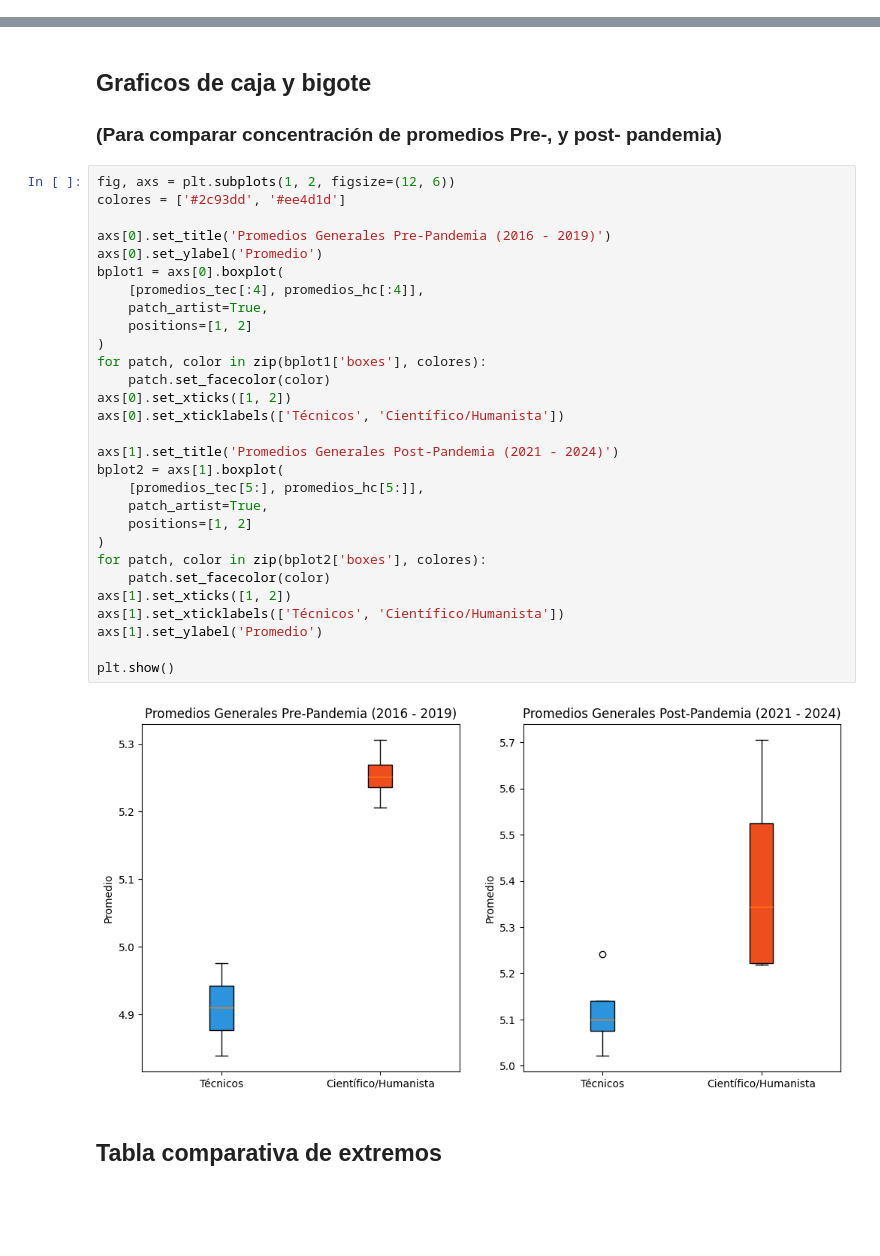
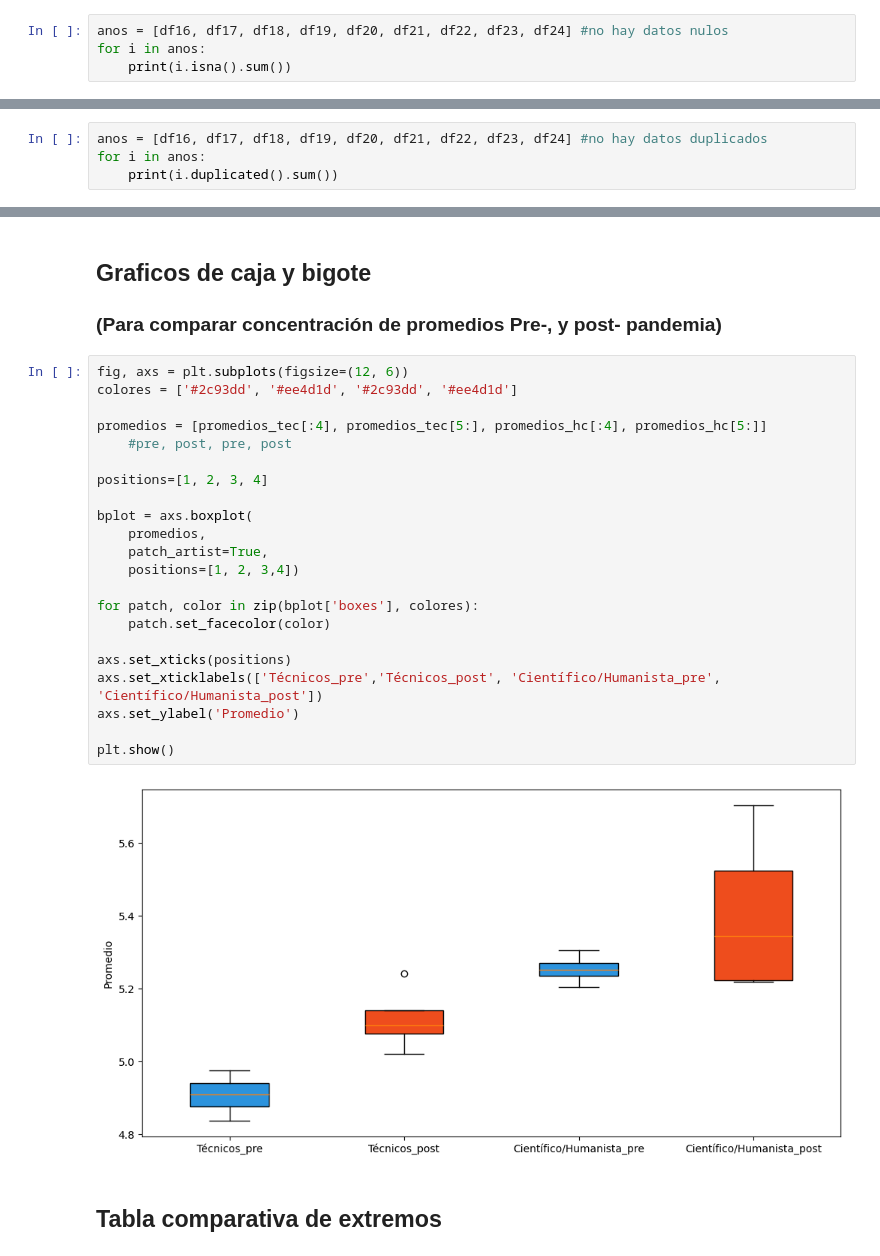
Before and after one commit to cony45678/Proyecto-Semestral-IMT2200, a Jupyter notebook: proyecto/notebook_rendimiento.ipynb, the cells around one changed output, grey strips where cells are left out. Saved outputs shown, nothing was run; the diff lists cells and outputs as text; blank space fills up the shorter version.

```diff
--- a/proyecto/notebook_rendimiento.ipynb
+++ b/proyecto/notebook_rendimiento.ipynb
@@ -38,0 +53,4 @@ df17.columns = df17.columns.str.upper()
+# %%
+anos = [df16, df17, df18, df19, df20, df21, df22, df23, df24] #no hay datos nulos
+for i in anos:
+    print(i.isna().sum())
@@ -38,0 +75,4 @@ df17.columns = df17.columns.str.upper()
+# %%
+anos = [df16, df17, df18, df19, df20, df21, df22, df23, df24] #no hay datos duplicados
+for i in anos:
+    print(i.duplicated().sum())
@@ -249,36 +497,29 @@ plt.show()
 ## Graficos de caja y bigote
 ### (Para comparar concentración de promedios Pre-, y post- pandemia)
 # %%
-fig, axs = plt.subplots(1, 2, figsize=(12, 6))
-colores = ['#2c93dd', '#ee4d1d']
+fig, axs = plt.subplots(figsize=(12, 6))
+colores = ['#2c93dd', '#ee4d1d', '#2c93dd', '#ee4d1d']
 
-axs[0].set_title('Promedios Generales Pre-Pandemia (2016 - 2019)')
-axs[0].set_ylabel('Promedio')
-bplot1 = axs[0].boxplot(
-    [promedios_tec[:4], promedios_hc[:4]],
+promedios = [promedios_tec[:4], promedios_tec[5:], promedios_hc[:4], promedios_hc[5:]]
+    #pre, post, pre, post
+
+positions=[1, 2, 3, 4]
+
+bplot = axs.boxplot(
+    promedios,
     patch_artist=True,
-    positions=[1, 2]
-)
-for patch, color in zip(bplot1['boxes'], colores):
+    positions=[1, 2, 3,4])
+
+for patch, color in zip(bplot['boxes'], colores):
     patch.set_facecolor(color)
-axs[0].set_xticks([1, 2])
-axs[0].set_xticklabels(['Técnicos', 'Científico/Humanista'])
 
-axs[1].set_title('Promedios Generales Post-Pandemia (2021 - 2024)')
-bplot2 = axs[1].boxplot(
-    [promedios_tec[5:], promedios_hc[5:]],
-    patch_artist=True,
-    positions=[1, 2]
-)
-for patch, color in zip(bplot2['boxes'], colores):
-    patch.set_facecolor(color)
-axs[1].set_xticks([1, 2])
-axs[1].set_xticklabels(['Técnicos', 'Científico/Humanista'])
-axs[1].set_ylabel('Promedio')
+axs.set_xticks(positions)
+axs.set_xticklabels(['Técnicos_pre','Técnicos_post', 'Científico/Humanista_pre', 'Científico/Humanista_post'])
+axs.set_ylabel('Promedio')
 
 plt.show()
 # %% [output]
-[figure, old version]
+[figure, new version]
 # %% [markdown]
 ## Tabla comparativa de extremos
 # %%
```
Also changed, not shown: parts of 33 cells of this notebook.
